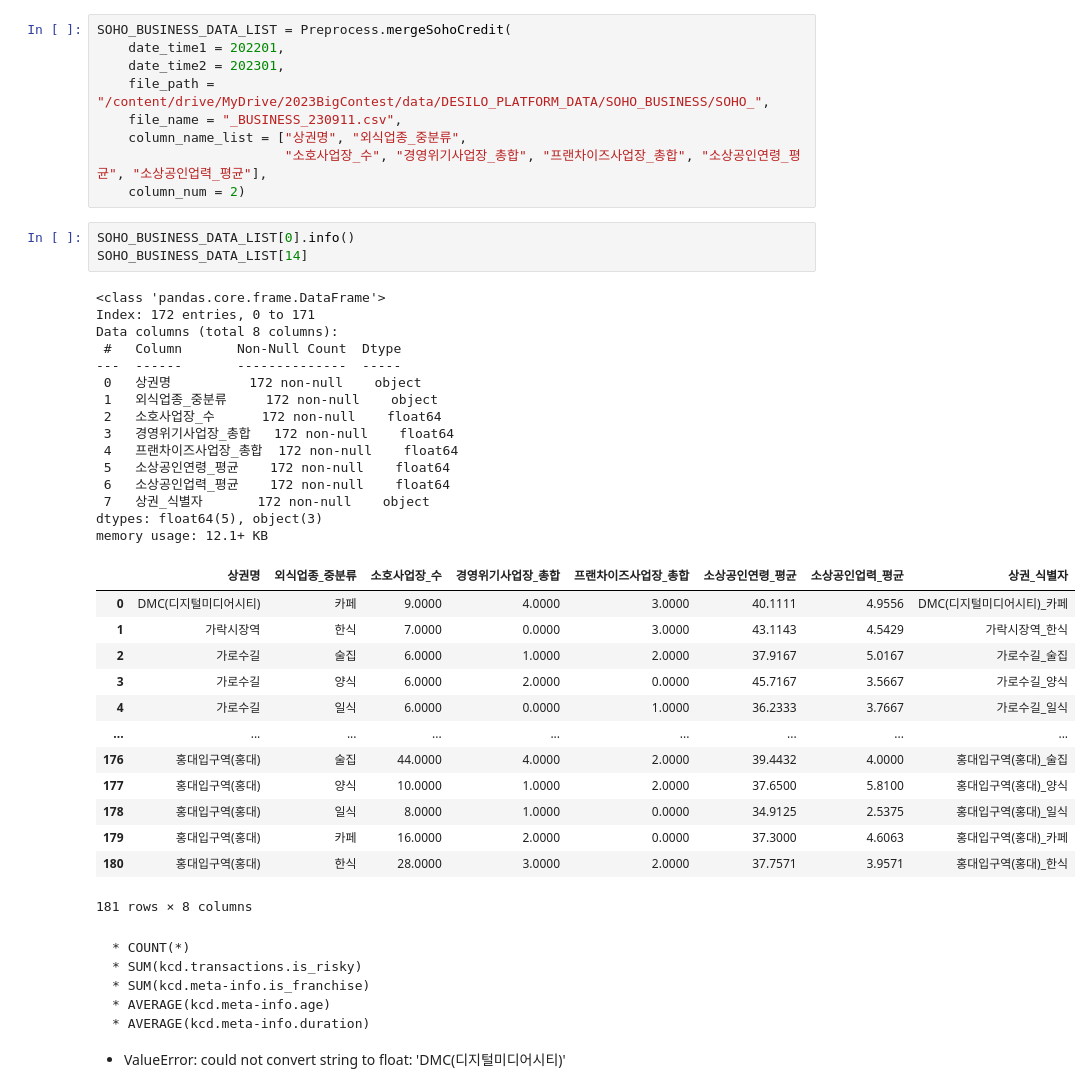
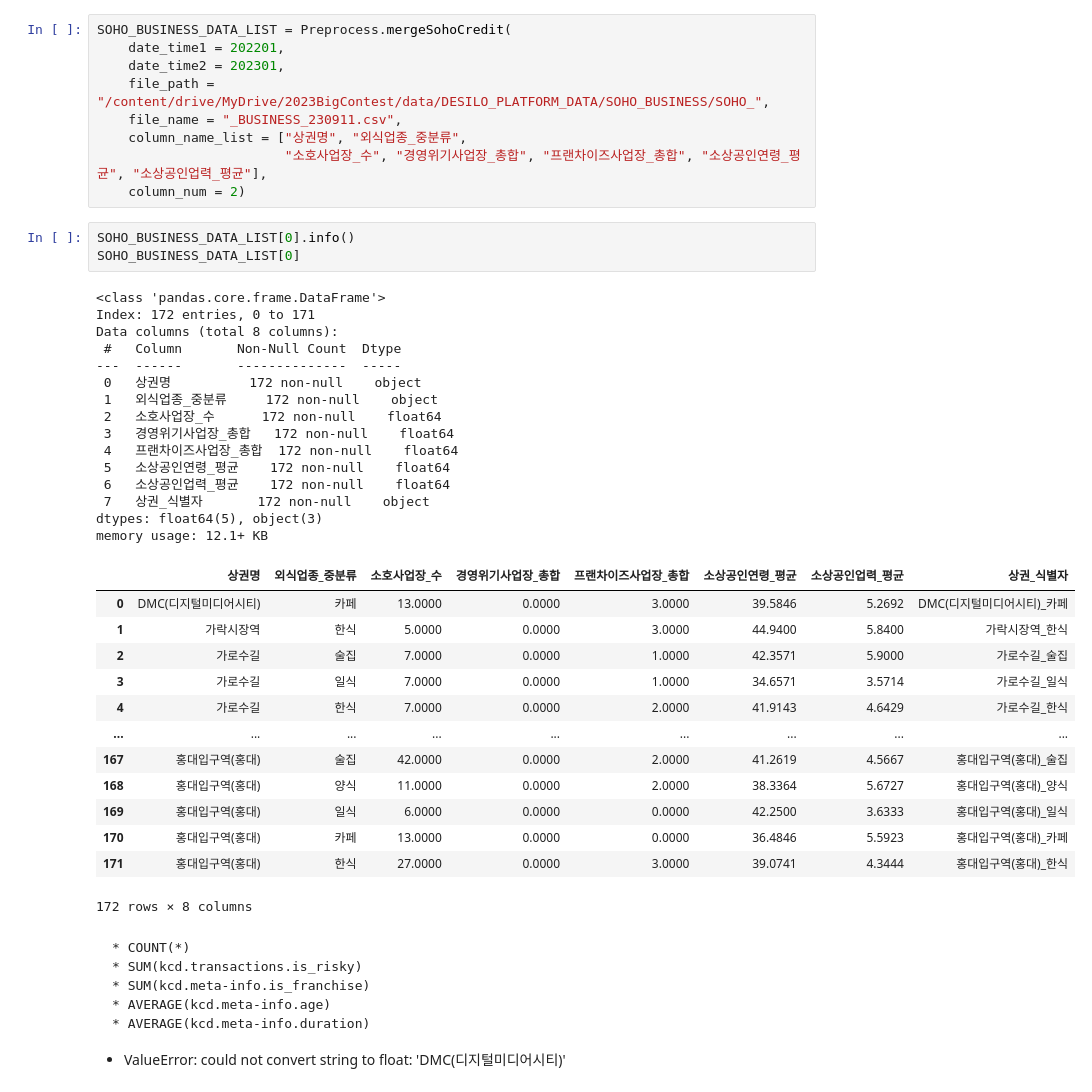
Before and after one commit to Gayeon6423/2023BigContest, a Jupyter notebook: [KCD_SOHO]_DATA_MERGE.ipynb, the cells around one changed output. Saved outputs shown, nothing was run; the diff lists cells and outputs as text.

````diff
--- a/[KCD_SOHO]_DATA_MERGE.ipynb
+++ b/[KCD_SOHO]_DATA_MERGE.ipynb
@@ -159,36 +153,36 @@ SOHO_BUSINESS_DATA_LIST = Preprocess.mergeSohoCredit(
     column_num = 2)
 # %%
 SOHO_BUSINESS_DATA_LIST[0].info()
-SOHO_BUSINESS_DATA_LIST[14]
+SOHO_BUSINESS_DATA_LIST[0]
 # %% [output]
 <class 'pandas.core.frame.DataFrame'>
 Index: 172 entries, 0 to 171
 Data columns (total 8 columns):
  #   Column       Non-Null Count  Dtype
 ---  ------       --------------  -----
  0   상권명          172 non-null    object
  1   외식업종_중분류     172 non-null    object
  2   소호사업장_수      172 non-null    float64
  3   경영위기사업장_총합   172 non-null    float64
  4   프랜차이즈사업장_총합  172 non-null    float64
  5   소상공인연령_평균    172 non-null    float64
  6   소상공인업력_평균    172 non-null    float64
  7   상권_식별자       172 non-null    object
 dtypes: float64(5), object(3)
 memory usage: 12.1+ KB
 |  | 상권명 | 외식업종_중분류 | 소호사업장_수 | 경영위기사업장_총합 | 프랜차이즈사업장_총합 | 소상공인연령_평균 | 소상공인업력_평균 | 상권_식별자 |
-| 0 | DMC(디지털미디어시티) | 카페 | 9.0000 | 4.0000 | 3.0000 | 40.1111 | 4.9556 | DMC(디지털미디어시티)_카페 |
-| 1 | 가락시장역 | 한식 | 7.0000 | 0.0000 | 3.0000 | 43.1143 | 4.5429 | 가락시장역_한식 |
-| 2 | 가로수길 | 술집 | 6.0000 | 1.0000 | 2.0000 | 37.9167 | 5.0167 | 가로수길_술집 |
-| 3 | 가로수길 | 양식 | 6.0000 | 2.0000 | 0.0000 | 45.7167 | 3.5667 | 가로수길_양식 |
-| 4 | 가로수길 | 일식 | 6.0000 | 0.0000 | 1.0000 | 36.2333 | 3.7667 | 가로수길_일식 |
+| 0 | DMC(디지털미디어시티) | 카페 | 13.0000 | 0.0000 | 3.0000 | 39.5846 | 5.2692 | DMC(디지털미디어시티)_카페 |
+| 1 | 가락시장역 | 한식 | 5.0000 | 0.0000 | 3.0000 | 44.9400 | 5.8400 | 가락시장역_한식 |
+| 2 | 가로수길 | 술집 | 7.0000 | 0.0000 | 1.0000 | 42.3571 | 5.9000 | 가로수길_술집 |
+| 3 | 가로수길 | 일식 | 7.0000 | 0.0000 | 1.0000 | 34.6571 | 3.5714 | 가로수길_일식 |
+| 4 | 가로수길 | 한식 | 7.0000 | 0.0000 | 2.0000 | 41.9143 | 4.6429 | 가로수길_한식 |
 | ... | ... | ... | ... | ... | ... | ... | ... | ... |
-| 176 | 홍대입구역(홍대) | 술집 | 44.0000 | 4.0000 | 2.0000 | 39.4432 | 4.0000 | 홍대입구역(홍대)_술집 |
-| 177 | 홍대입구역(홍대) | 양식 | 10.0000 | 1.0000 | 2.0000 | 37.6500 | 5.8100 | 홍대입구역(홍대)_양식 |
-| 178 | 홍대입구역(홍대) | 일식 | 8.0000 | 1.0000 | 0.0000 | 34.9125 | 2.5375 | 홍대입구역(홍대)_일식 |
-| 179 | 홍대입구역(홍대) | 카페 | 16.0000 | 2.0000 | 0.0000 | 37.3000 | 4.6063 | 홍대입구역(홍대)_카페 |
-| 180 | 홍대입구역(홍대) | 한식 | 28.0000 | 3.0000 | 2.0000 | 37.7571 | 3.9571 | 홍대입구역(홍대)_한식 |
+| 167 | 홍대입구역(홍대) | 술집 | 42.0000 | 0.0000 | 2.0000 | 41.2619 | 4.5667 | 홍대입구역(홍대)_술집 |
+| 168 | 홍대입구역(홍대) | 양식 | 11.0000 | 0.0000 | 2.0000 | 38.3364 | 5.6727 | 홍대입구역(홍대)_양식 |
+| 169 | 홍대입구역(홍대) | 일식 | 6.0000 | 0.0000 | 0.0000 | 42.2500 | 3.6333 | 홍대입구역(홍대)_일식 |
+| 170 | 홍대입구역(홍대) | 카페 | 13.0000 | 0.0000 | 0.0000 | 36.4846 | 5.5923 | 홍대입구역(홍대)_카페 |
+| 171 | 홍대입구역(홍대) | 한식 | 27.0000 | 0.0000 | 3.0000 | 39.0741 | 4.3444 | 홍대입구역(홍대)_한식 |
-181 rows × 8 columns
+172 rows × 8 columns
 # %% [markdown]
 ```
 * COUNT(*)
````
Also changed, not shown: parts of 18 cells of this notebook.
